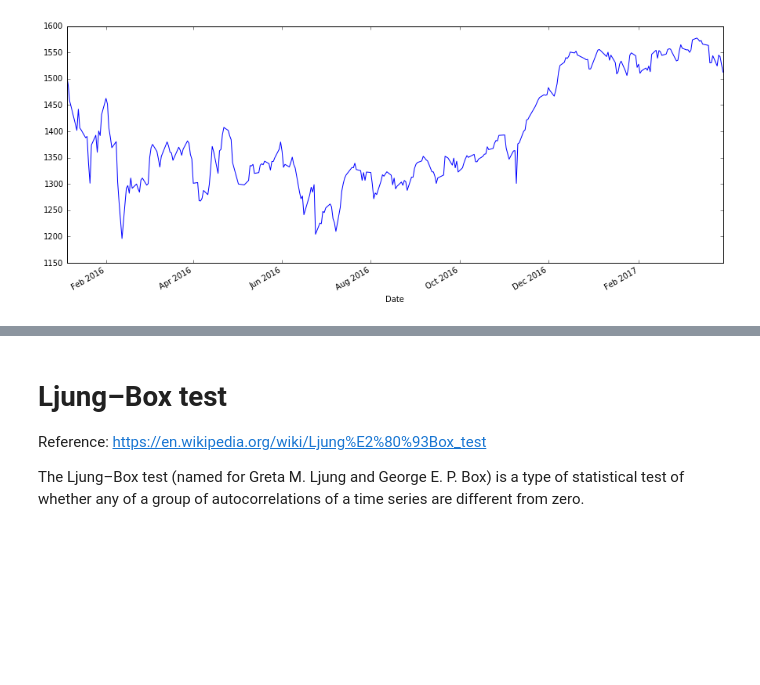
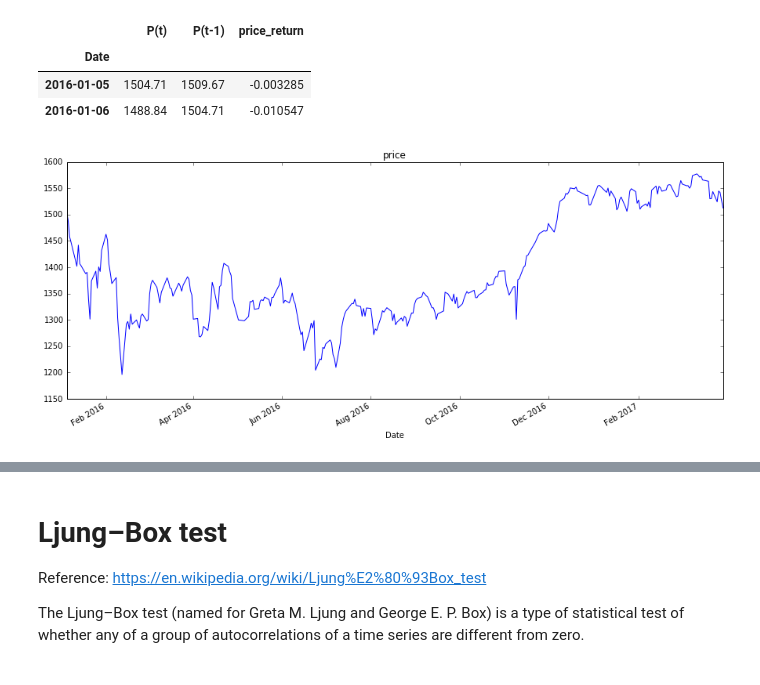
Before and after one commit to Hitoshi-Nakanishi/TimeSeries, a Jupyter notebook: TimeSeries.ipynb, the cells around one changed output, grey strips where cells are left out. Cells and saved outputs as stored; diff of their text form; code cells hidden in the pictures; blank space fills up the shorter version.

```diff
--- a/TimeSeries.ipynb
+++ b/TimeSeries.ipynb
@@ -10,12 +10,17 @@ from statsmodels.tsa.stattools import adfuller
 # %%
 start_time, end_time = dt.datetime(2016,1,1), dt.datetime(2017,4,1)
-TOPIX_df = web.DataReader("INDEXTOPIX:TOPIX", 'google', start, end)['Close'].rename(columns={'Close': 'P(t)'})
+TOPIX_df = web.DataReader("INDEXTOPIX:TOPIX", 'google', start_time, end_time)['Close'].rename(columns={'Close': 'P(t)'})
 TOPIX_price_df = pd.concat([TOPIX_df, TOPIX_df.shift(1)], axis = 1).rename(columns={0:'P(t)', 1: 'P(t-1)'})[1:]
 TOPIX_price_df['price_return'] = TOPIX_price_df['P(t)'] / TOPIX_price_df['P(t-1)'] - 1
 TOPIX_price_df[:2]
+# %% [output]
+|  | P(t) | P(t-1) | price_return |
+| Date |  |  |  |
+| 2016-01-05 | 1504.71 | 1509.67 | -0.003285 |
+| 2016-01-06 | 1488.84 | 1504.71 | -0.010547 |
 # %%
 plt.figure(figsize=(15, 6))
 TOPIX_price_df['P(t)'].plot()
-plt.show()
+plt.title('price'); plt.show();
 # %% [output]
-[figure, old version]
+[figure, new version]
```
Also changed, not shown: parts of 6 cells of this notebook.
